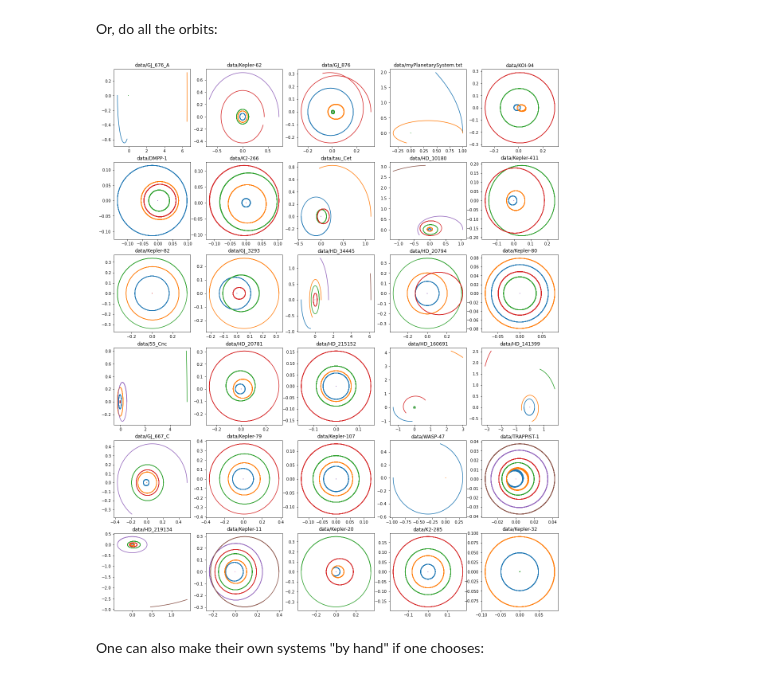
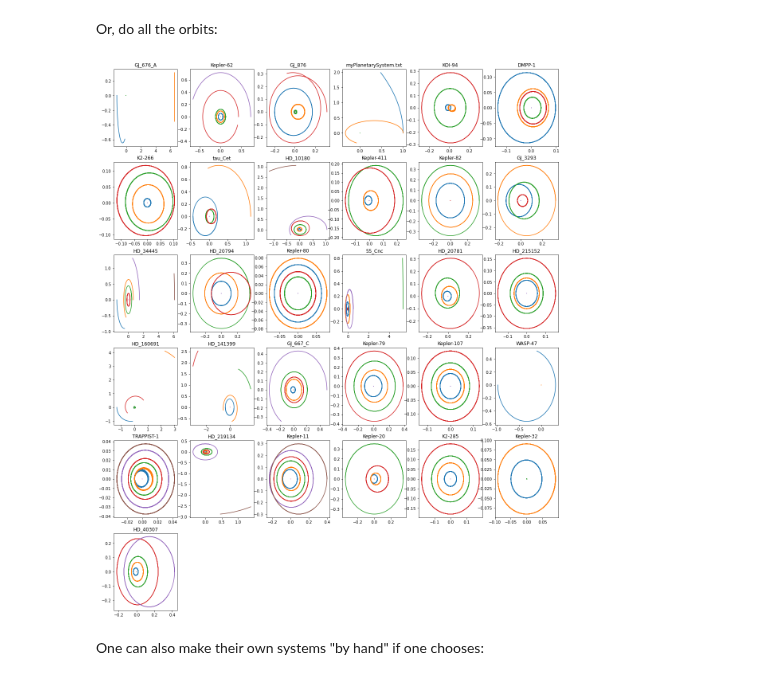
Before and after one commit to jnaiman/csci-p-14110_su2020, a Jupyter notebook: lesson09/extra_notebook_generate_sims.ipynb, the cells around one changed output. Cells and saved outputs as stored; diff of their text form; code cells hidden in the pictures.

Commit message:
data file

```diff
--- a/lesson09/extra_notebook_generate_sims.ipynb
+++ b/lesson09/extra_notebook_generate_sims.ipynb
@@ -241,45 +223,45 @@ plt.show()
 # %% [markdown]
 Or, do all the orbits:
 # %%
-nx = 5
+nx = 6
 ny = 6
 
-# for 1x1
+# for 1x1, rescale for others
 baseWidth = 5/(nx/4)
 baseHeight = 5/(ny/5)
 
 fig, ax = plt.subplots(nrows=ny, ncols=nx, figsize = (baseWidth*nx, baseHeight*ny))
 # flatten for easier manipulation
 ax = ax.flatten()
 
 ffiles = glob('data/*txt')
 
 for j in range(len(ax)):
     if j < len(ffiles):
         t_h, E_h, r_h, v_h = read_hermite_solution_from_file(ffiles[j])
 
         # loop over the number of particles in our system (star + planets)
         for i in range(r_h.shape[0]):
             ax[j].plot(r_h[i,0,:], r_h[i, 1, :])
 
         # title
-        title = ffiles[j].split('-savedSim')[0]
+        title = ffiles[j].split('-savedSim')[0].split('data/')[-1]
         ax[j].set_title(title)
     else: # else, turn off all axis
         ax[j].set_xticks([])
         ax[j].set_yticks([])
         # for minor ticks
         ax[j].set_xticks([], minor=True)
         ax[j].set_yticks([], minor=True)
         # axlis lines
         ax[j].spines['top'].set_visible(False)
         ax[j].spines['right'].set_visible(False)
         ax[j].spines['left'].set_visible(False)
         ax[j].spines['bottom'].set_visible(False)
 
 plt.show()
 # %% [output]
-[figure, old version]
+[figure, new version]
 # %% [markdown]
 One can also make their own systems "by hand" if one chooses:
 # %%
```
Also changed, not shown: parts of 5 cells of this notebook, 5 other files.
